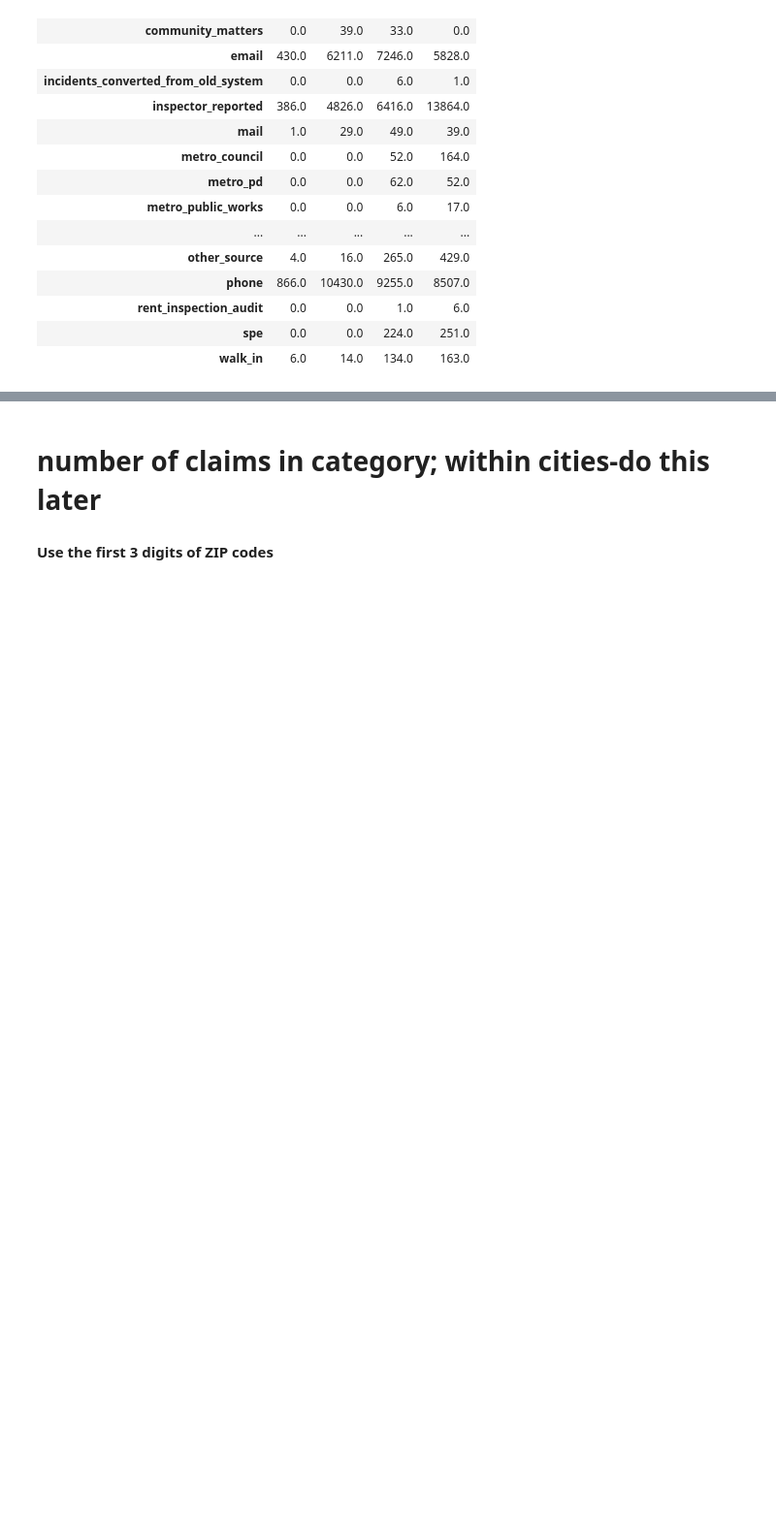
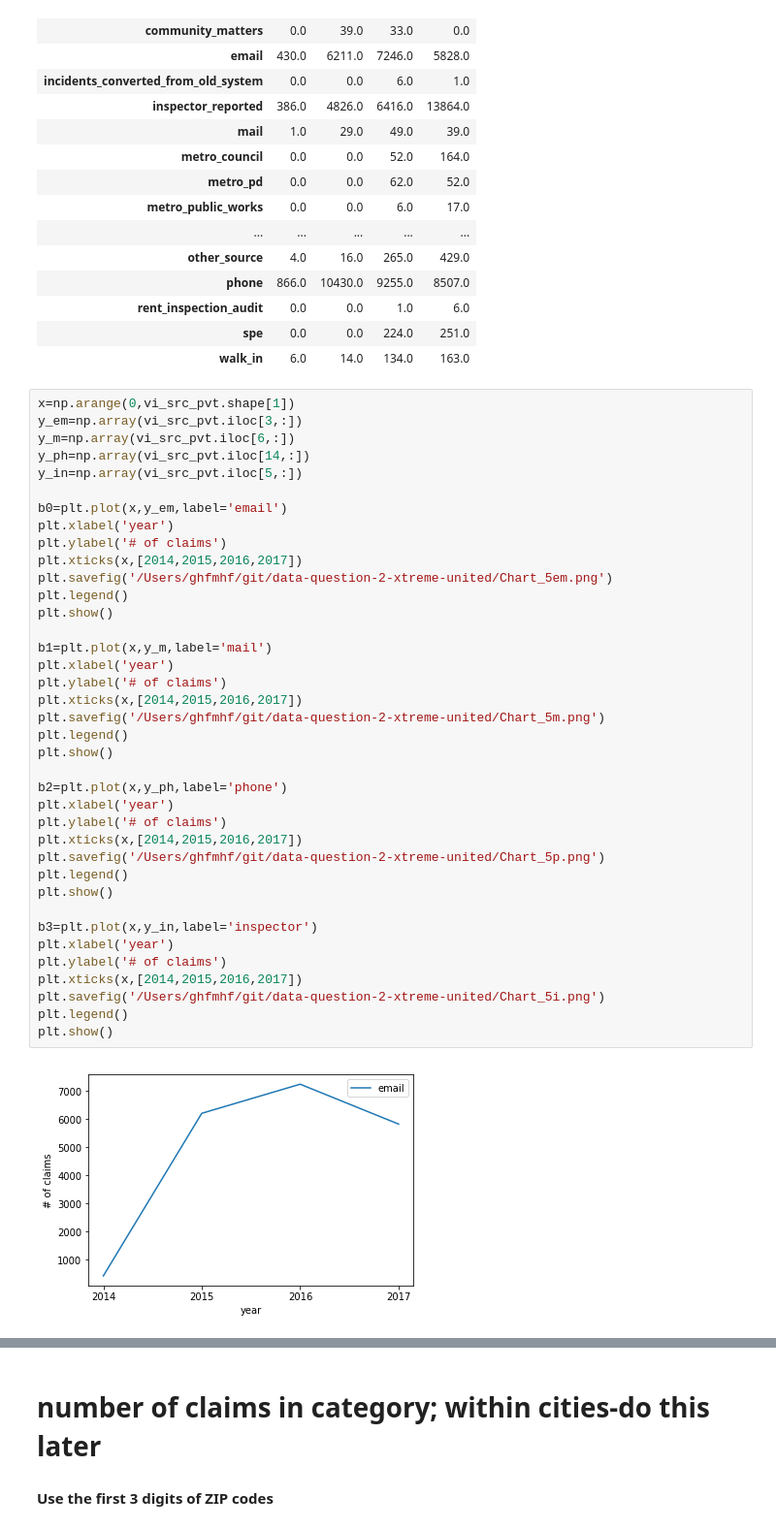
Before and after one commit to shrutijalewar/data-question-2-xtreme-united, a Jupyter notebook: viol_charts.ipynb, the cells around one changed output, grey strips where cells are left out. Shown at 97% size. Drawn from its saved outputs; the diff is of its cells as text; blank space fills up the shorter version.

```diff
--- a/viol_charts.ipynb
+++ b/viol_charts.ipynb
@@ -365,3 +334,43 @@ vi_src_pvt
 | rent_inspection_audit | 0.0 | 0.0 | 1.0 | 6.0 |
 | spe | 0.0 | 0.0 | 224.0 | 251.0 |
 | walk_in | 6.0 | 14.0 | 134.0 | 163.0 |
+# %%
+x=np.arange(0,vi_src_pvt.shape[1])
+y_em=np.array(vi_src_pvt.iloc[3,:])
+y_m=np.array(vi_src_pvt.iloc[6,:])
+y_ph=np.array(vi_src_pvt.iloc[14,:])
+y_in=np.array(vi_src_pvt.iloc[5,:])
+
+b0=plt.plot(x,y_em,label='email')
+plt.xlabel('year')
+plt.ylabel('# of claims')
+plt.xticks(x,[2014,2015,2016,2017])
+plt.savefig('/Users/ghfmhf/git/data-question-2-xtreme-united/Chart_5em.png')
+plt.legend()
+plt.show()
+
+b1=plt.plot(x,y_m,label='mail')
+plt.xlabel('year')
+plt.ylabel('# of claims')
+plt.xticks(x,[2014,2015,2016,2017])
+plt.savefig('/Users/ghfmhf/git/data-question-2-xtreme-united/Chart_5m.png')
+plt.legend()
+plt.show()
+
+b2=plt.plot(x,y_ph,label='phone')
+plt.xlabel('year')
+plt.ylabel('# of claims')
+plt.xticks(x,[2014,2015,2016,2017])
+plt.savefig('/Users/ghfmhf/git/data-question-2-xtreme-united/Chart_5p.png')
+plt.legend()
+plt.show()
+
+b3=plt.plot(x,y_in,label='inspector')
+plt.xlabel('year')
+plt.ylabel('# of claims')
+plt.xticks(x,[2014,2015,2016,2017])
+plt.savefig('/Users/ghfmhf/git/data-question-2-xtreme-united/Chart_5i.png')
+plt.legend()
+plt.show()
+# %% [output]
+[figure, added]
```
Also changed, not shown: parts of 12 cells of this notebook, 6 other files.
